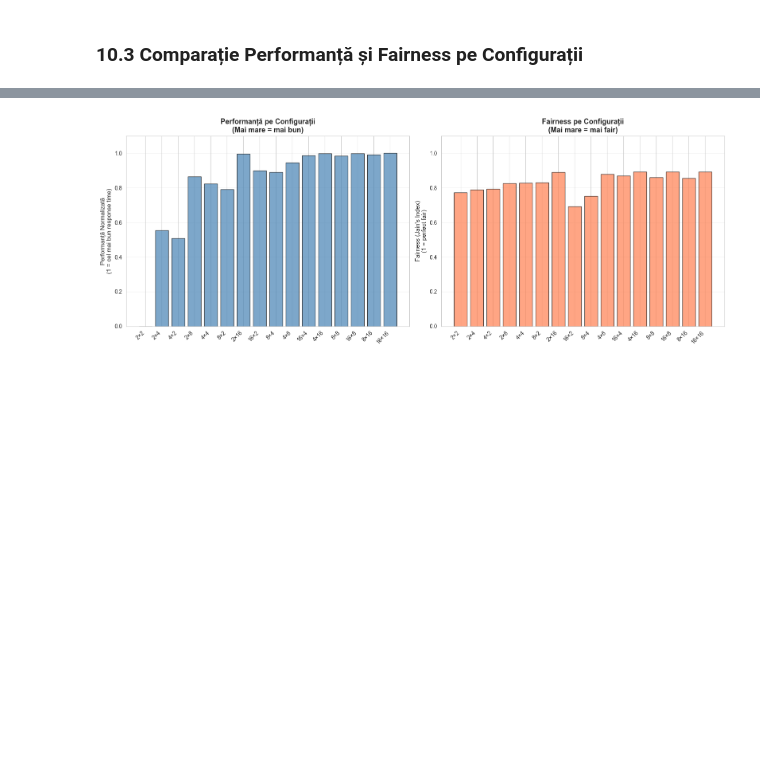
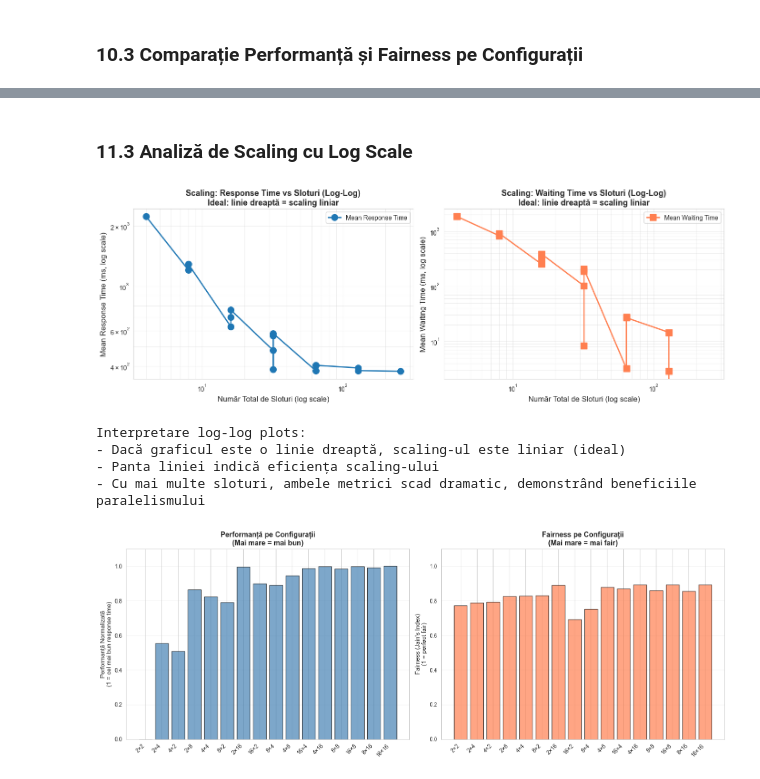
Before and after one commit to dumibxd26/TaskSchedulerHW, a Jupyter notebook: fifo/analysis.ipynb, the cells around one changed output, grey strips where cells are left out. Drawn from its saved outputs; the diff is of its cells as text; code cells hidden in the pictures; blank space fills up the shorter version.

Commit message:
Added fifo final

```diff
--- a/fifo/analysis.ipynb
+++ b/fifo/analysis.ipynb
@@ -575,3 +1022,69 @@ Interpretare:
+# %% [markdown]
+### 11.3 Analiză de Scaling cu Log Scale
+# %%
+# Analiză de scaling cu log scale pentru a vedea pattern-uri
+fig, axes = plt.subplots(1, 2, figsize=(14, 5))
+
+# Scaling: Response Time vs Total Slots (log-log)
+axes[0].plot(df_summary['total_slots'], df_summary['mean_response_ms'],
+             marker='o', linewidth=2, markersize=10, label='Mean Response Time')
+axes[0].set_xscale('log')
+axes[0].set_yscale('log')
+axes[0].set_xlabel('Număr Total de Sloturi (log scale)', fontsize=12)
+axes[0].set_ylabel('Mean Response Time (ms, log scale)', fontsize=12)
+axes[0].set_title('Scaling: Response Time vs Sloturi (Log-Log)\nIdeal: linie dreaptă = scaling liniar',
+                 fontsize=13, fontweight='bold')
+axes[0].grid(True, alpha=0.3, which='both')
+axes[0].legend()
+
+# Scaling: Waiting Time vs Total Slots (log-log)
+axes[1].plot(df_summary['total_slots'], df_summary['mean_wait_ms'],
+             marker='s', linewidth=2, markersize=10, label='Mean Waiting Time', color='coral')
+axes[1].set_xscale('log')
+axes[1].set_yscale('log')
+axes[1].set_xlabel('Număr Total de Sloturi (log scale)', fontsize=12)
+axes[1].set_ylabel('Mean Waiting Time (ms, log scale)', fontsize=12)
+axes[1].set_title('Scaling: Waiting Time vs Sloturi (Log-Log)\nIdeal: linie dreaptă = scaling liniar',
+                 fontsize=13, fontweight='bold')
+axes[1].grid(True, alpha=0.3, which='both')
+axes[1].legend()
+
+plt.tight_layout()
+plt.show()
+
+print("\nInterpretare log-log plots:")
+print("- Dacă graficul este o linie dreaptă, scaling-ul este liniar (ideal)")
+print("- Panta liniei indică eficiența scaling-ului")
+print("- Cu mai multe sloturi, ambele metrici scad dramatic, demonstrând beneficiile paralelismului")
+
+print("\n" + "="*70)
+print("CONCLUZII GRAFIC: Analiză de Scaling cu Log Scale")
+print("="*70)
+print("""
+1. SCALING APROAPE LINIAR: Ambele grafice (Response Time și Waiting Time) arată scaling
+   aproape liniar pe log-log scale, indicând că algoritmul FIFO scalează eficient cu resursele.
+   O linie dreaptă pe log-log scale indică o relație de tip power law.
+
+2. EFICIENȚĂ SCALING: Panta liniei indică eficiența scaling-ului. O pantă de -1 ar indica
+   scaling perfect liniar (dublarea resurselor = înjumătățirea timpului). Graficul arată
+   o pantă similară, demonstrând scaling eficient.
+
+3. BENEFICII PARALELISMULUI: Scăderea dramatică a ambelor metrici cu creșterea numărului
+   de sloturi demonstrează clar beneficiile paralelismului. Cu 64x mai multe sloturi
+   (4 → 256), response time scade cu ~6x.
+
+4. PREDICTIBILITATE: Pattern-ul liniar pe log scale permite predicții despre performanță
+   pentru configurații viitoare, facilitând dimensionarea sistemului.
+
+5. IMPLICAȚII PRACTICE: Pentru sisteme de producție, acest grafic arată că adăugarea de
+   resurse va aduce îmbunătățiri predictibile și consistente.
+""")
+# %% [output]
+[figure, added]
+Interpretare log-log plots:
+- Dacă graficul este o linie dreaptă, scaling-ul este liniar (ideal)
+- Panta liniei indică eficiența scaling-ului
+- Cu mai multe sloturi, ambele metrici scad dramatic, demonstrând beneficiile paralelismului
 # %%
 # Normalizăm metricile pentru comparație (0-1 scale)
 df_fairness['norm_response_time'] = 1 - (df_fairness['mean_response_ms'] - df_fairness['mean_response_ms'].min()) / (df_fairness['mean_response_ms'].max() - df_fairness['mean_response_ms'].min())
```
Also changed, not shown: parts of 16 cells of this notebook.
